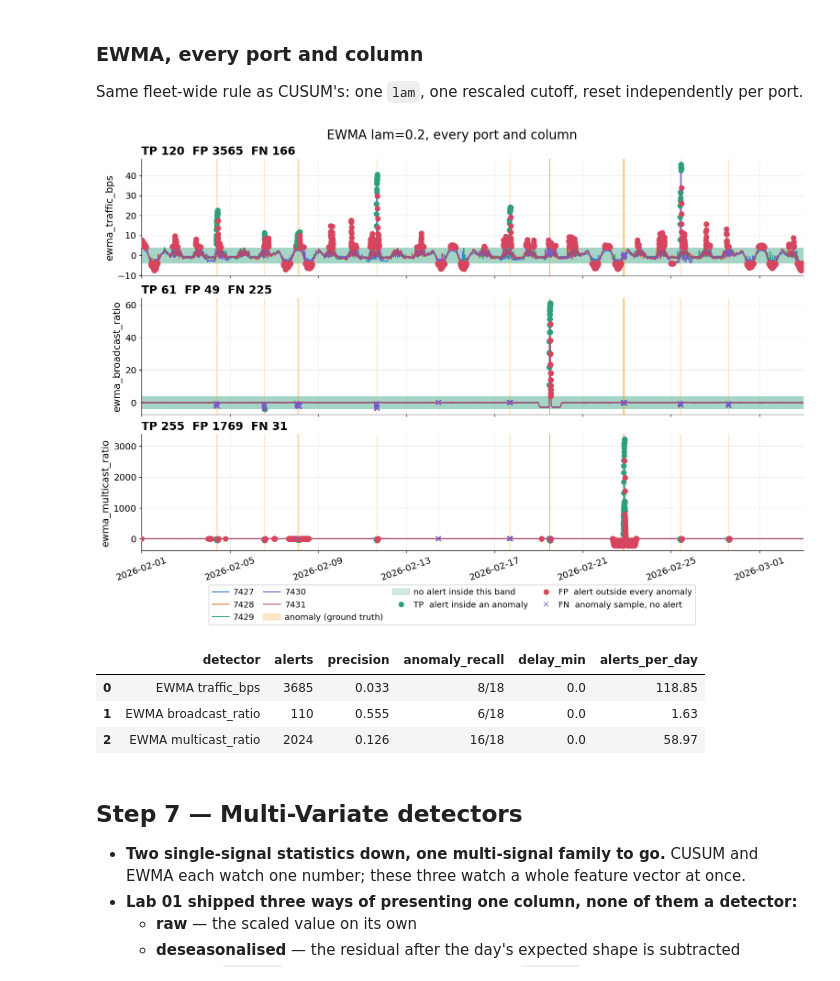
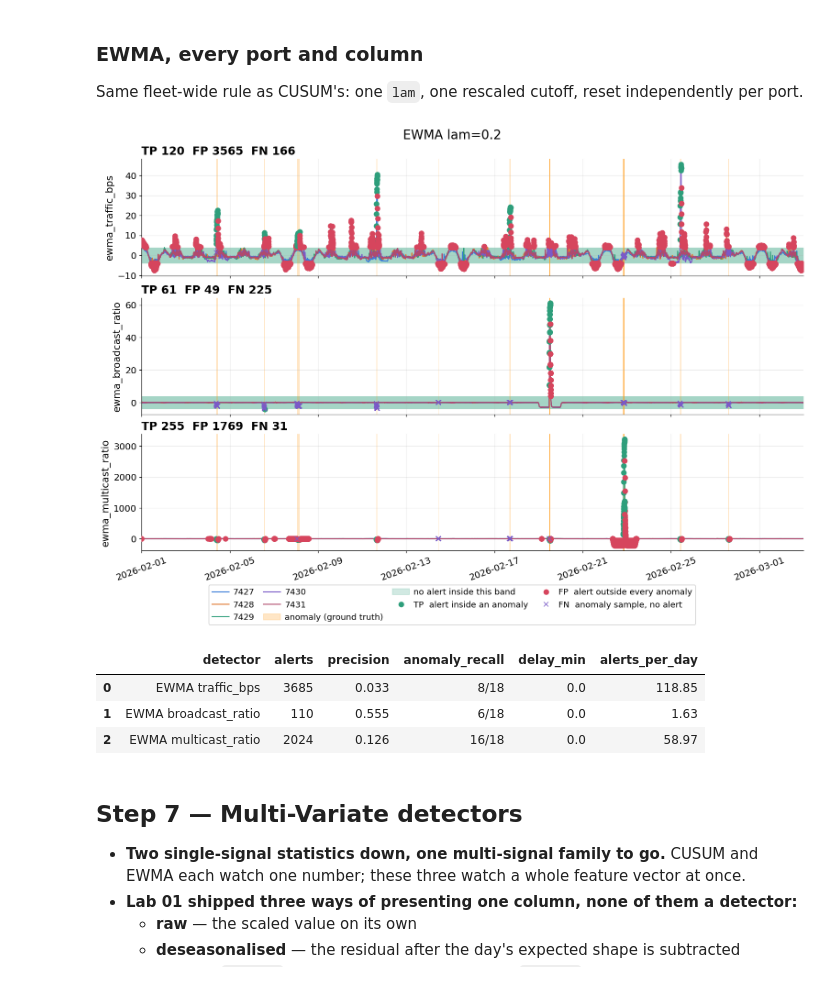
Before and after one commit to kevin880987/aiops-anomaly-zero-to-hero, a Jupyter notebook: labs/workshop/02_detectors.ipynb, the cells around one changed output. Drawn from its saved outputs; the diff is of its cells as text; code cells hidden in the pictures.

```diff
--- a/labs/workshop/02_detectors.ipynb
+++ b/labs/workshop/02_detectors.ipynb
@@ -428,30 +428,30 @@ you looked at a single alert.
 
 Same fleet-wide rule as CUSUM's: one `lam`, one rescaled cutoff, reset independently per port.
 # %%
-def ewma_all(data, columns, ports, lam=0.2, L=1.0, train_frac=TRAIN_FRAC):
+def ewma(data, columns, ports, lam=0.2, L=1.0, train_frac=TRAIN_FRAC):
     """Write one whole-history EWMA column per signal's residual, computed within each port."""
     for col in columns:
         out = f"ewma_{col}"
         data[out] = np.nan
         for pid in ports:
             m = data["port_id"] == pid
             resid = data.loc[m, f"resid_{col}"].to_numpy(dtype=float)
             train = resid[:int(train_frac * len(resid))]
             z = (resid - train.mean()) / train.std()
             data.loc[m, out] = ewma_score(z, lam=lam, L=L).to_numpy()
 
 
-ewma_all(data=df, columns=COLUMNS, ports=PORTS, lam=0.2, L=1.0)
+ewma(data=df, columns=COLUMNS, ports=PORTS, lam=0.2, L=1.0)
 ewma_cols = [f"ewma_{col}" for col in COLUMNS]
 plot_signals(half=HALF, data=df, columns=ewma_cols, ports=PORTS, events=ANOMALY_TYPES,
             alerts={c: df[c].abs() > 4 for c in ewma_cols},
             bands={c: (-4.0, 4.0) for c in ewma_cols},
             outcomes=True, by_port=False, zoom_anomaly=False, zoom_signal=False,
-            title="EWMA lam=0.2, every port and column")
+            title="EWMA lam=0.2")
 report(alerts={f"EWMA {col}": df[f"ewma_{col}"].abs() > 4 for col in COLUMNS},
       data=df, ports=PORTS, events="all")
 # %% [output]
-[figure, old version]
+[figure, new version]
 |  | detector | alerts | precision | anomaly_recall | delay_min | alerts_per_day |
 | 0 | EWMA traffic_bps | 3685 | 0.033 | 8/18 | 0.0 | 118.85 |
 | 1 | EWMA broadcast_ratio | 110 | 0.555 | 6/18 | 0.0 | 1.63 |
```
Also changed, not shown: parts of 5 cells of this notebook, 1 other file.
